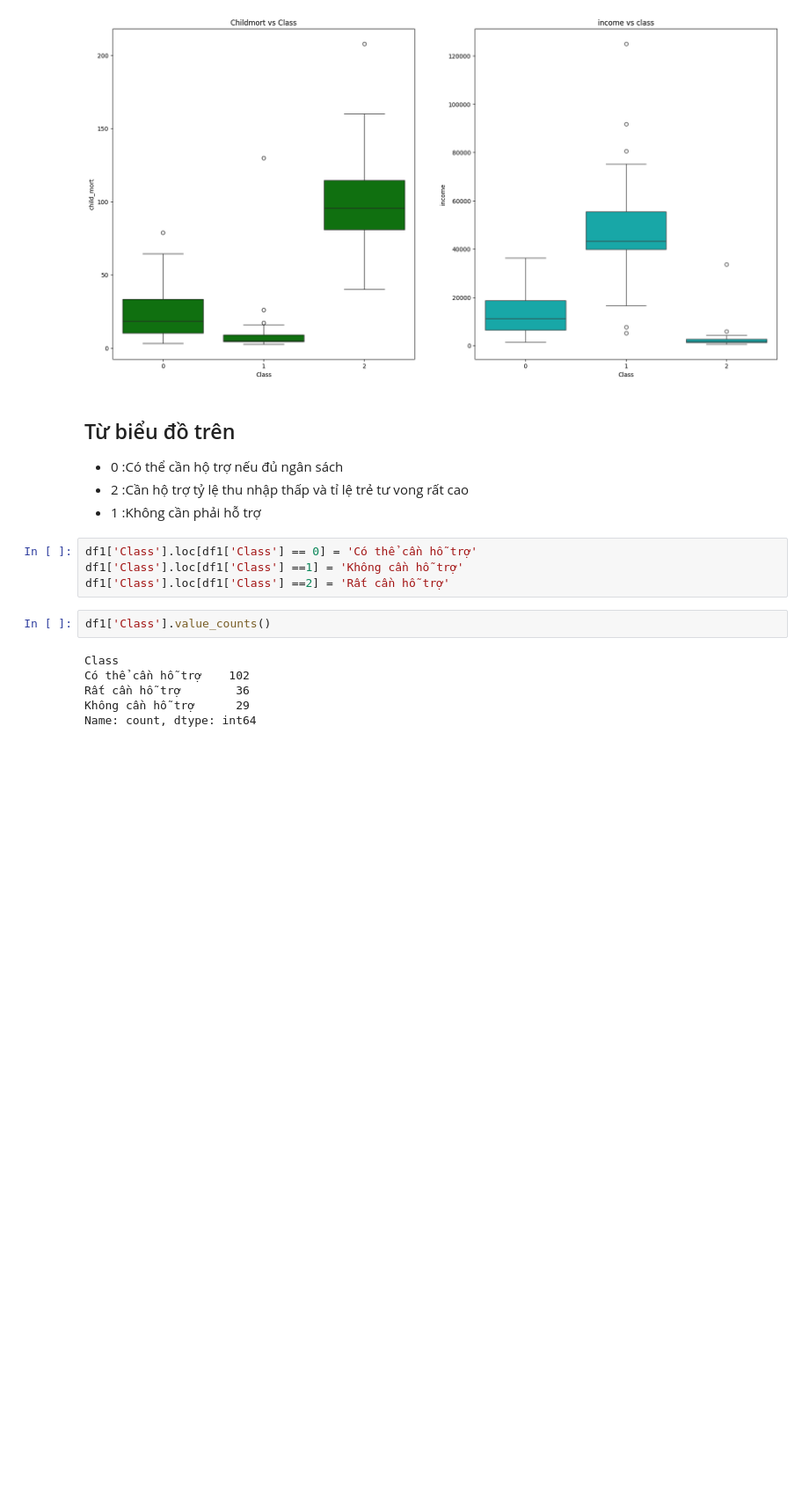
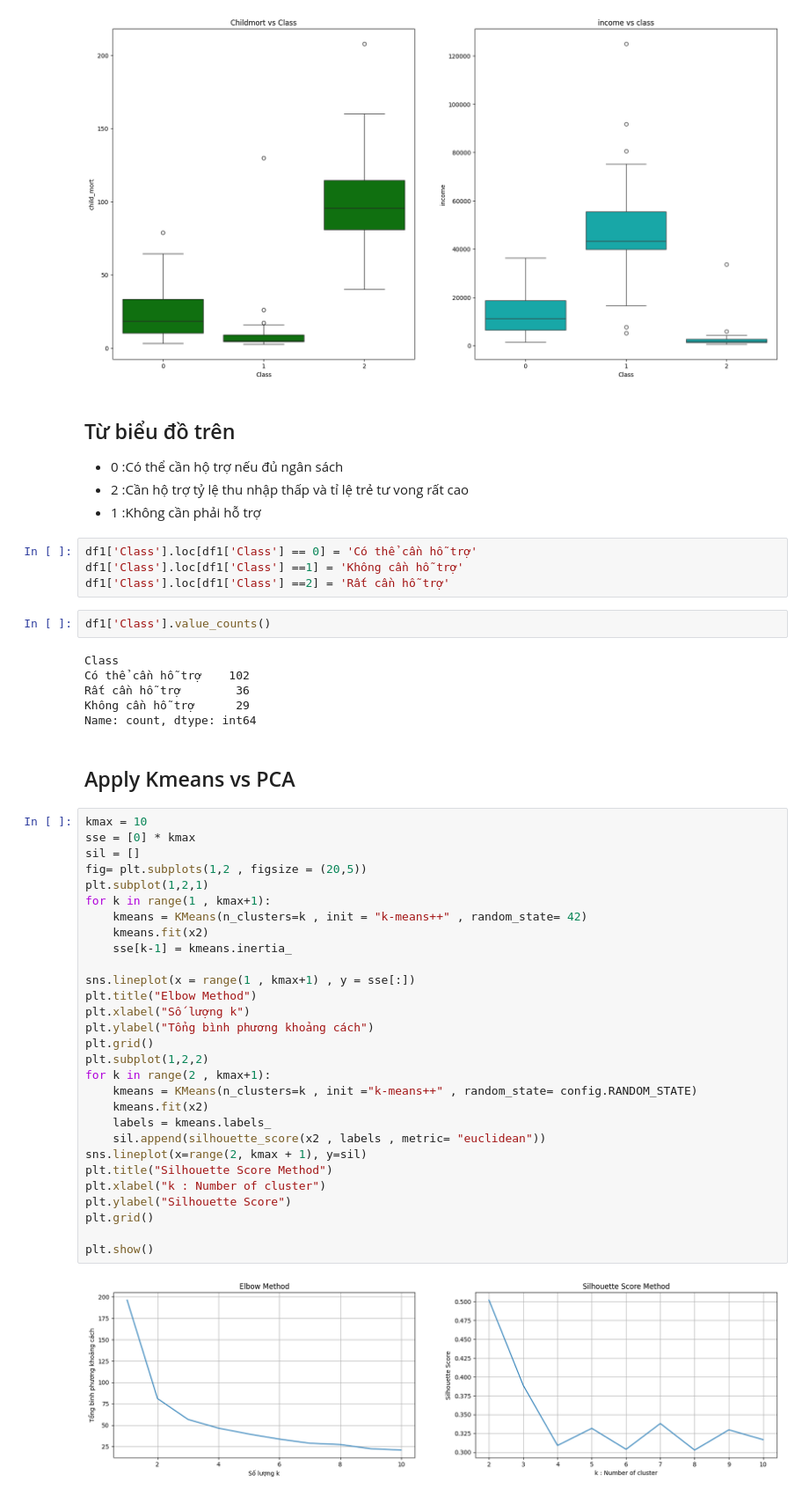
Before and after one commit to tuananhhhbuiiduyudu/Country_Clustering_Project_CNS, a Jupyter notebook: notebooks/EDA&Model.ipynb, the cells around one changed output. Shown at 88% size. Saved outputs shown, nothing was run; the diff lists cells and outputs as text; blank space fills up the shorter version.

Commit message:
done pca vs kmeans

```diff
--- a/notebooks/EDA&Model.ipynb
+++ b/notebooks/EDA&Model.ipynb
@@ -377,3 +377,36 @@ Có thể cần hỗ trợ    102
 Rất cần hỗ trợ        36
 Không cần hỗ trợ      29
 Name: count, dtype: int64
+# %% [markdown]
+## Apply Kmeans vs PCA
+# %%
+kmax = 10
+sse = [0] * kmax
+sil = []
+fig= plt.subplots(1,2 , figsize = (20,5))
+plt.subplot(1,2,1)
+for k in range(1 , kmax+1):
+    kmeans = KMeans(n_clusters=k , init = "k-means++" , random_state= 42)
+    kmeans.fit(x2)
+    sse[k-1] = kmeans.inertia_
+
+sns.lineplot(x = range(1 , kmax+1) , y = sse[:])
+plt.title("Elbow Method")
+plt.xlabel("Số lượng k")
+plt.ylabel("Tổng bình phương khoảng cách")
+plt.grid()
+plt.subplot(1,2,2)
+for k in range(2 , kmax+1):
+    kmeans = KMeans(n_clusters=k , init ="k-means++" , random_state= config.RANDOM_STATE)
+    kmeans.fit(x2)
+    labels = kmeans.labels_
+    sil.append(silhouette_score(x2 , labels , metric= "euclidean"))
+sns.lineplot(x=range(2, kmax + 1), y=sil)
+plt.title("Silhouette Score Method")
+plt.xlabel("k : Number of cluster")
+plt.ylabel("Silhouette Score")
+plt.grid()
+
+plt.show()
+# %% [output]
+[figure, added]
```
Also changed, not shown: parts of 7 cells of this notebook.
